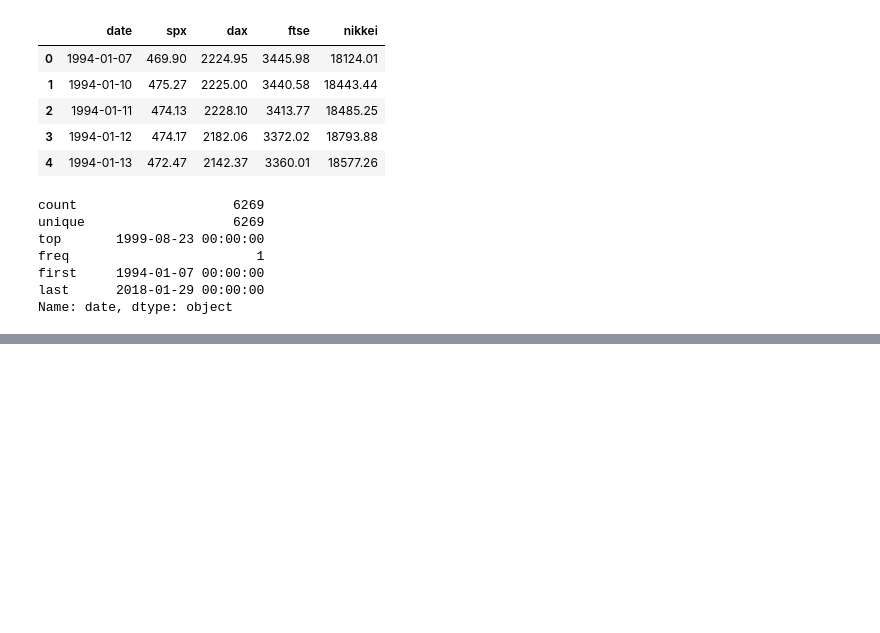
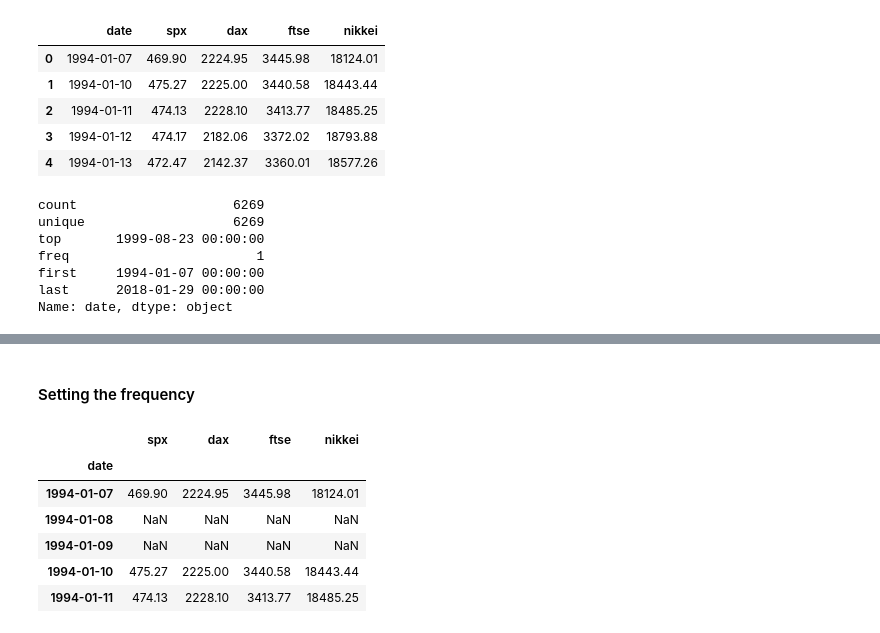
Before and after one commit to ajmal017/Time-Series-Modeling, a Jupyter notebook: 2_Creating_a_Time_Series_object.ipynb, the cells around one changed output, grey strips where cells are left out. Saved outputs shown, nothing was run; the diff lists cells and outputs as text; code cells hidden in the pictures; blank space fills up the shorter version.

```diff
--- a/2_Creating_a_Time_Series_object.ipynb
+++ b/2_Creating_a_Time_Series_object.ipynb
@@ -151,0 +172,14 @@ Name: date, dtype: object
+# %% [markdown]
+#### Setting the frequency
+# %%
+# When we wish to define the frequency by day
+df = df.asfreq('d')
+df.head()
+# %% [output]
+|  | spx | dax | ftse | nikkei |
+| date |  |  |  |  |
+| 1994-01-07 | 469.90 | 2224.95 | 3445.98 | 18124.01 |
+| 1994-01-08 | NaN | NaN | NaN | NaN |
+| 1994-01-09 | NaN | NaN | NaN | NaN |
+| 1994-01-10 | 475.27 | 2225.00 | 3440.58 | 18443.44 |
+| 1994-01-11 | 474.13 | 2228.10 | 3413.77 | 18485.25 |
```
Also changed, not shown: parts of 12 cells of this notebook.
